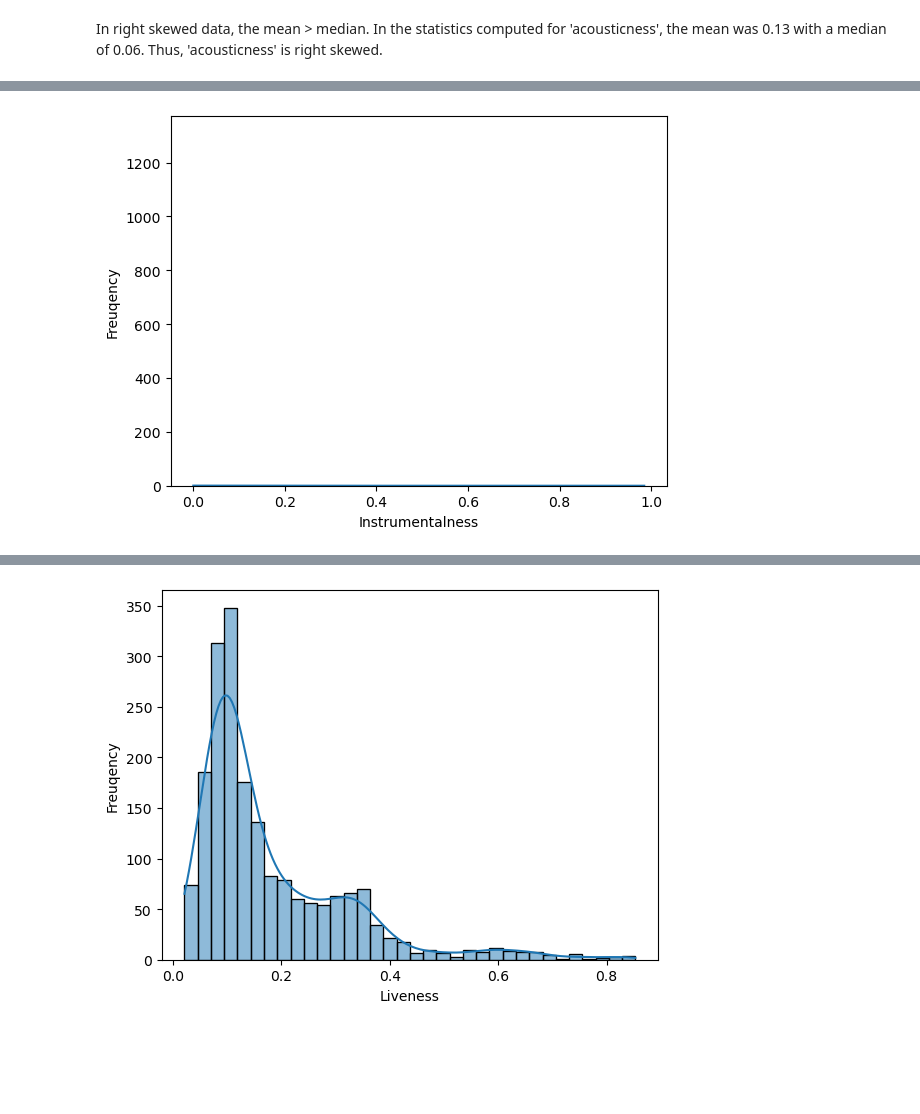
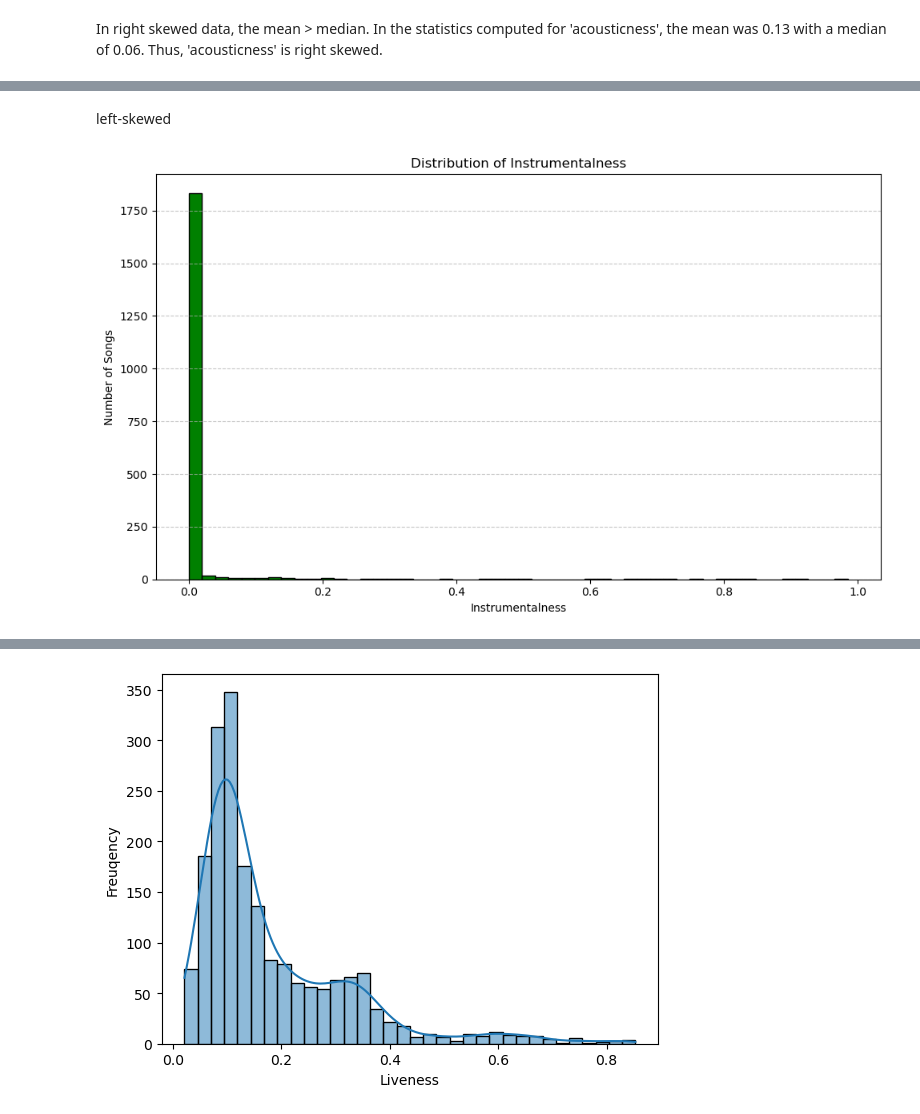
Before and after one commit to antoniasunseri/Spotify-Analysis, a Jupyter notebook: Spotify_Analysis_Sunseri_Kumarapeli.ipynb, the cells around one changed output, grey strips where cells are left out. Saved outputs shown, nothing was run; the diff lists cells and outputs as text; code cells hidden in the pictures; blank space fills up the shorter version.

```diff
--- a/Spotify_Analysis_Sunseri_Kumarapeli.ipynb
+++ b/Spotify_Analysis_Sunseri_Kumarapeli.ipynb
@@ -173,0 +172,2 @@ In left skewed data, the median > mean. In the statistics computed for 'populari
+# %%
+dataframe_filtered['popularity'] = dataframe_filtered['popularity'] + 1
@@ -173,0 +186,4 @@ In left skewed data, the median > mean. In the statistics computed for 'populari
+# %%
+# Strip any whitespace, split by comma, and take the first genre listed
+dataframe_filtered['genre'] = dataframe_filtered['genre'].replace('set()', 'Unknown')
+dataframe_filtered['primary_genre'] = dataframe_filtered['genre'].apply(lambda x: x.split(',')[0].strip())
@@ -173,0 +293,2 @@ In left skewed data, the median > mean. In the statistics computed for 'populari
+# %%
+dataframe_filtered['explicit'] = dataframe_filtered['explicit'].astype(int)
@@ -247,7 +391,14 @@ In right skewed data, the mean > median. In the statistics computed for 'acousti
+# %% [markdown]
+left-skewed
 # %%
-sns.histplot(data = dataframe_filtered, x = 'instrumentalness', kde = True)
+# Insturmentals
+plt.figure(figsize=(10, 6))
+plt.hist(dataframe_filtered['instrumentalness'], bins=50, color='green', edgecolor='black')
+plt.title('Distribution of Instrumentalness')
 plt.xlabel('Instrumentalness')
-plt.ylabel('Freuqency')
+plt.ylabel('Number of Songs')
+plt.grid(axis='y', linestyle='--', alpha=0.7)
+plt.tight_layout()
 plt.show()
 # %% [output]
-[figure, old version]
+[figure, new version]
```
Also changed, not shown: parts of 63 cells of this notebook.
